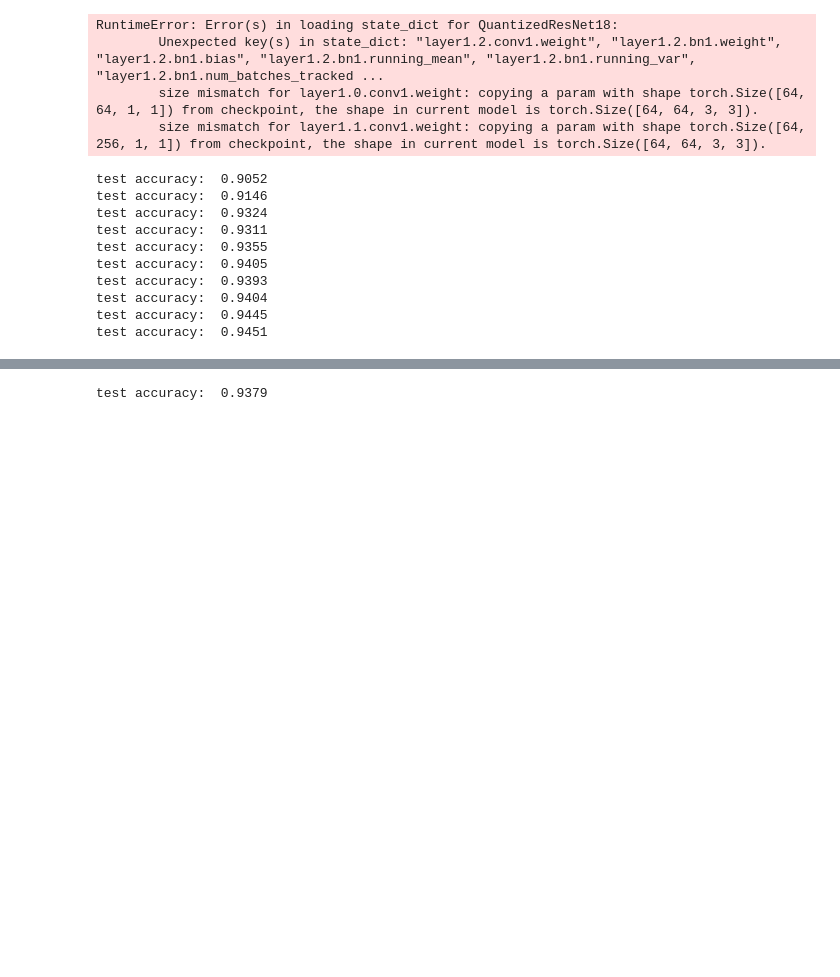
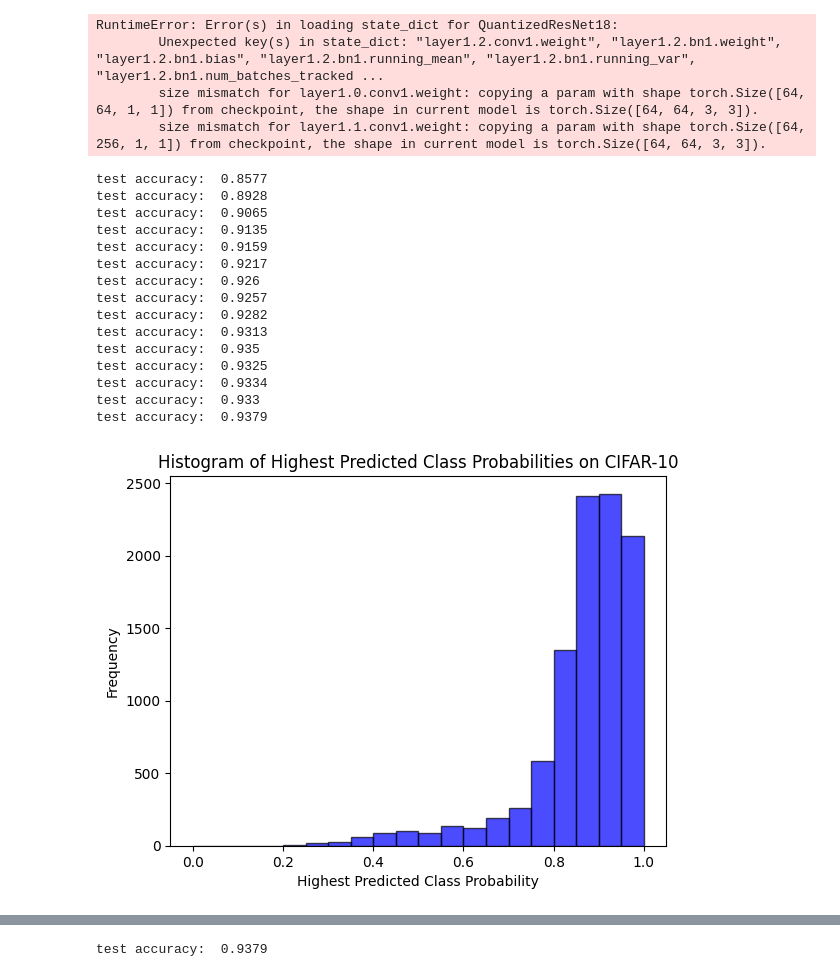
Before and after one commit to jiangqiw/DSC180B_Q2_Project, a Jupyter notebook: test.ipynb, the cells around one changed output, grey strips where cells are left out. Saved outputs shown, nothing was run; the diff lists cells and outputs as text; code cells hidden in the pictures; blank space fills up the shorter version.

```diff
--- a/test.ipynb
+++ b/test.ipynb
@@ -303,12 +303,12 @@ checkpoint = torch.load('resnet50_cifar10_pretrained.bin')
 teacher_net.model.load_state_dict(checkpoint)
 teacher_net.to(fast_device)
 
-checkpoints = [x for x in range(25, 251, 25)]
+checkpoints = [x for x in range(25, 376, 25)]
 test_accs = []
 
 for cp in checkpoints:
-    student_net = networks.StudentNetwork(pruning_factor, teacher_net, q=True, fuse=True, qat=True, dif_arch=True)
-    checkpoint = torch.load(f'student_resnet50_cosine_scheduler\T=4, alpha=1.0, dropout_hidden=0.0, dropout_input=0.0, lr=0.001, lr_decay=0.95, momentum=0.9, weight_decay=0.0_checkpoint_epoch_{cp}.tar')
+    student_net = networks.StudentNetwork(teacher_net, q=True, fuse=True, qat=True, dif_arch=True)
+    checkpoint = torch.load(f'student_BiT_adam\T=5, alpha=1.0, dropout_hidden=0.0, dropout_input=0.0, lr=0.0005, lr_decay=0.95, momentum=0.9, weight_decay=0.0001_checkpoint_epoch_{cp}.tar')
 
     student_net.qconfig = torch.quantization.get_default_qat_qconfig('x86')
     prepared_student = torch.quantization.prepare_qat(student_net)
@@ -321,16 +321,57 @@ for cp in checkpoints:
     print('test accuracy: ', test_accuracy)
     test_accs.append(test_accuracy)
 # %% [output]
-test accuracy:  0.9052
-test accuracy:  0.9146
-test accuracy:  0.9324
-test accuracy:  0.9311
-test accuracy:  0.9355
-test accuracy:  0.9405
-test accuracy:  0.9393
-test accuracy:  0.9404
-test accuracy:  0.9445
-test accuracy:  0.9451
+test accuracy:  0.8577
+test accuracy:  0.8928
+test accuracy:  0.9065
+test accuracy:  0.9135
+test accuracy:  0.9159
+test accuracy:  0.9217
+test accuracy:  0.926
+test accuracy:  0.9257
+test accuracy:  0.9282
+test accuracy:  0.9313
+test accuracy:  0.935
+test accuracy:  0.9325
+test accuracy:  0.9334
+test accuracy:  0.933
+test accuracy:  0.9379
+# %%
+teacher_net = networks.TeacherNetwork50()
+teacher_net = teacher_net.to(fast_device)
+
+#checkpoint = torch.load('best_resnet50_cifar10.pth')
+
+
+#teacher_net.model.load_state_dict(checkpoint)
+
+cp = 300
+
+student_net = networks.StudentNetwork(teacher_net, q=True, fuse=False, qat=False, dif_arch=True)
+checkpoint = torch.load(f'student_BiT_no_QAT\T=5, alpha=1.0, dropout_hidden=0.0, dropout_input=0.0, lr=0.0005, lr_decay=0.95, momentum=0.9, weight_decay=0.0001_checkpoint_epoch_200.tar')
+student_net.load_state_dict(checkpoint['model_state_dict'])
+student_net.to(fast_device)
+
+
+student_net.eval()
+
+probs = []
+with torch.no_grad():
+    for images, _ in test_loader:
+        images = images.to(fast_device)
+        outputs = student_net(images)
+        probabilities = torch.nn.functional.softmax(outputs, dim=1)
+        max_probs, _ = torch.max(probabilities, dim=1)
+        probs.extend(max_probs.cpu().numpy())
+
+# Plot histogram of highest predicted class probabilities
+plt.hist(probs, bins=np.linspace(0, 1, 21), alpha=0.7, color='b', edgecolor='black')
+plt.xlabel('Highest Predicted Class Probability')
+plt.ylabel('Frequency')
+plt.title('Histogram of Highest Predicted Class Probabilities on CIFAR-10')
+plt.show()
+# %% [output]
+[figure, added]
 # %%
 import json
 import os
```
Also changed, not shown: parts of 6 cells of this notebook, 15 other files.
